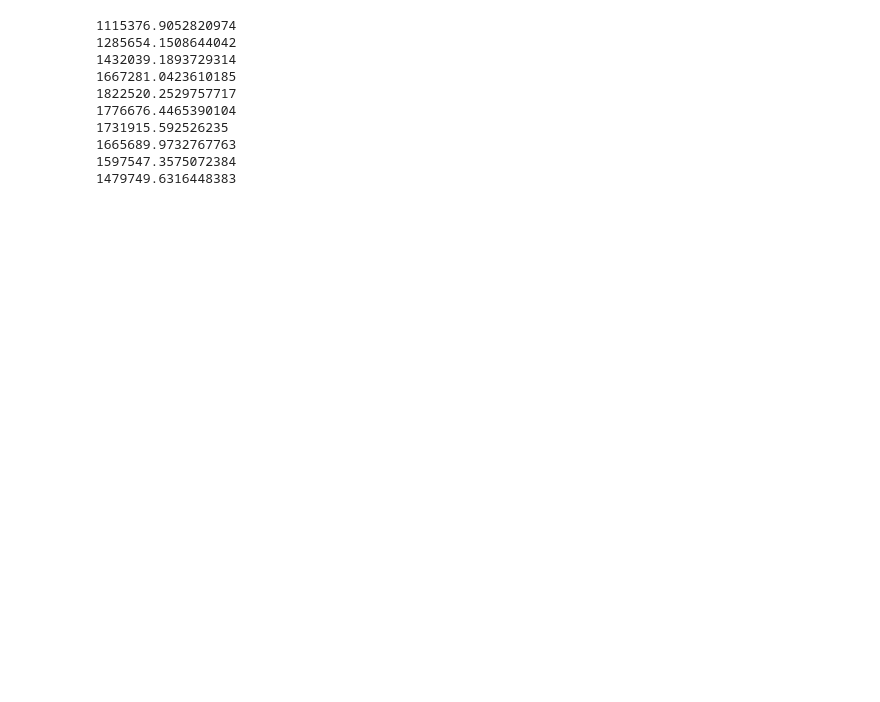
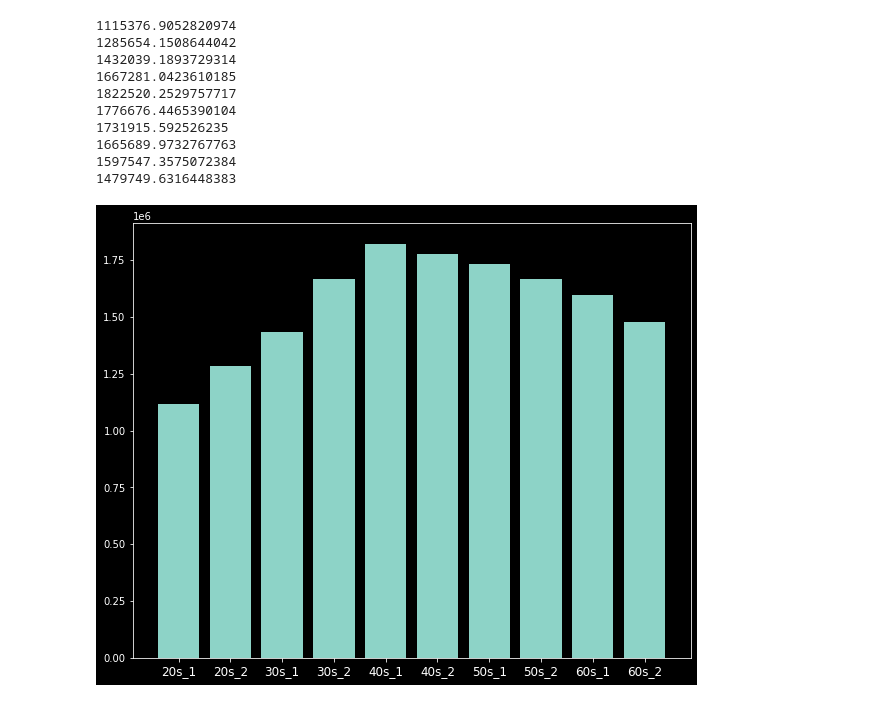
Before and after one commit to sooking87/BigData_Analysis_Sinhan, a Jupyter notebook: knowing.ipynb, the cells around one changed output. Cells and saved outputs as stored; diff of their text form; code cells hidden in the pictures; blank space fills up the shorter version.

```diff
--- a/knowing.ipynb
+++ b/knowing.ipynb
@@ -383,3 +383,18 @@ print(lately_60_avg)
 1665689.9732767763
 1597547.3575072384
 1479749.6316448383
+# %%
+# 연령대별 소비 금액 평균
+x = np.arange(20)
+x_axis = ['20s_1', '20s_2', '30s_1', '30s_2', '40s_1',
+          '40s_2', '50s_1', '50s_2', '60s_1', '60s_2']
+y_axis = [early_20_avg, lately_20_avg, early_30_avg, lately_30_avg, early_40_avg,
+          lately_40_avg, early_50_avg, lately_50_avg, early_60_avg, lately_60_avg]
+
+plt.figure(figsize=(10, 8))
+plt.bar(x_axis, y_axis, width=0.8)
+plt.xticks(fontsize=12)
+
+plt.show()
+# %% [output]
+[figure, added]
```
Also changed, not shown: parts of 2 cells of this notebook.
